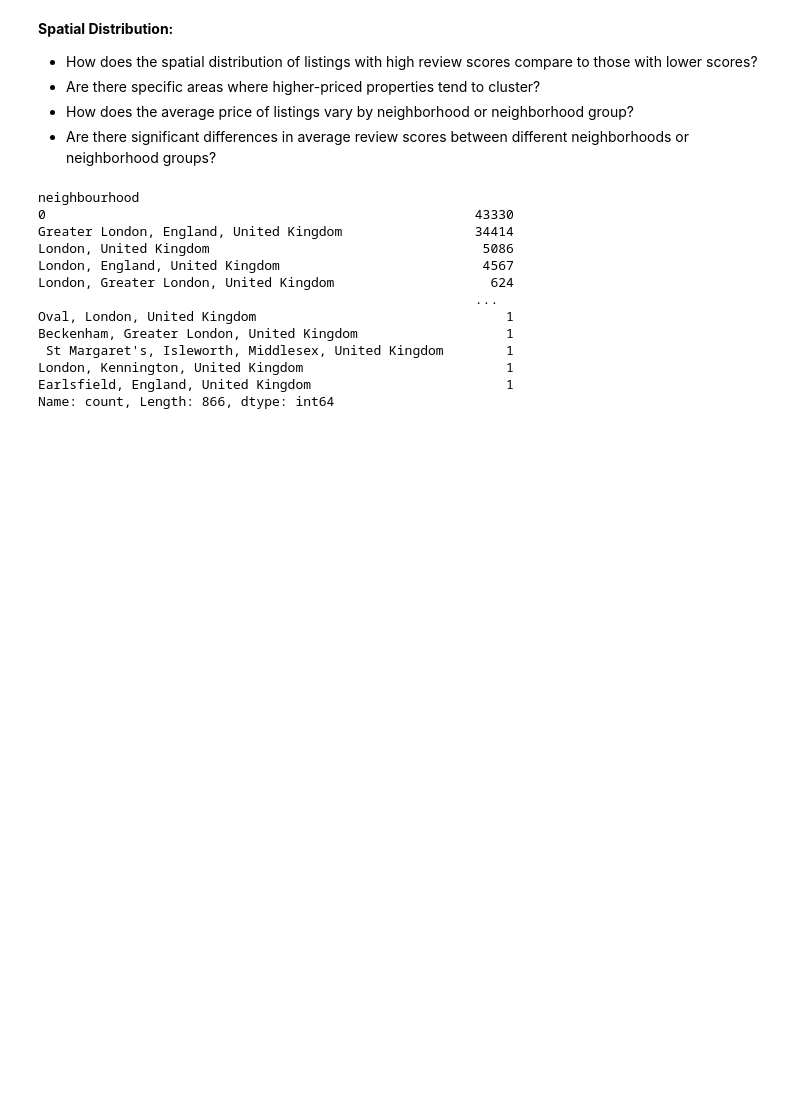
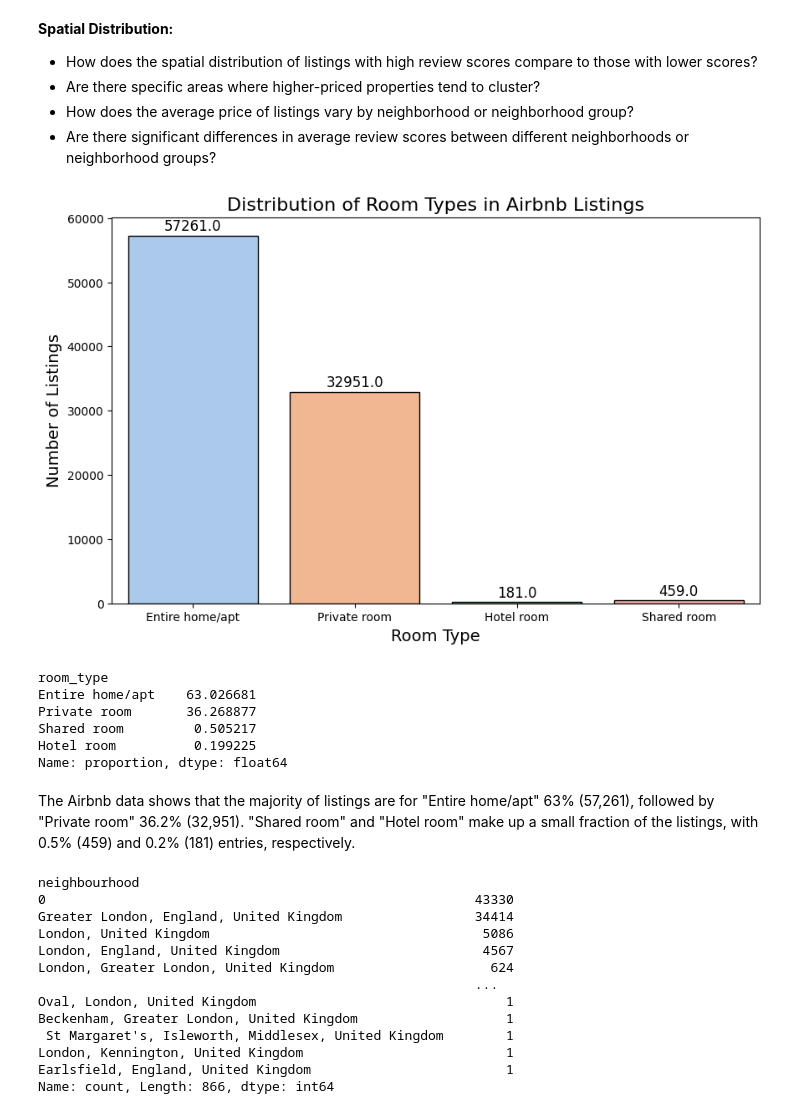
Before and after one commit to SammyGIS/airbnb-spatial-analysis, a Jupyter notebook: airbnb-spatial-analysis.ipynb, the cells around one changed output. Saved outputs shown, nothing was run; the diff lists cells and outputs as text; code cells hidden in the pictures; blank space fills up the shorter version.

```diff
--- a/airbnb-spatial-analysis.ipynb
+++ b/airbnb-spatial-analysis.ipynb
@@ -200,3 +159,6 @@ Data Cleaning
+# %%
+airbnb_listing_df = airbnb_listing_df.dropna(subset='price')
+len(airbnb_listing_df)
 # %%
 import ast
 
@@ -212,21 +174,6 @@ airbnb_listing_df['review_scores_location'] = pd.to_numeric(airbnb_listing_df['r
 
 # Fill all NaN values with zeroes
 airbnb_listing_df.fillna(0, inplace=True)
-
-# Convert `amenities` from string to a list
-airbnb_listing_df['amenities'] = airbnb_listing_df['amenities'].apply(lambda x: ast.literal_eval(x))
-
-# Collect all unique amenities
-all_amenities = set()
-for amenities_list in airbnb_listing_df['amenities']:
-    all_amenities.update(amenities_list)
-
-# Create binary columns for each unique amenity
-for amenity in all_amenities:
-    airbnb_listing_df[amenity] = airbnb_listing_df['amenities'].apply(lambda x: 1 if amenity in x else 0)
-
-# Drop the original 'amenities' column as it's no longer needed
-airbnb_listing_df.drop('amenities', axis=1, inplace=True)
 # %%
 airbnb_listing_df.head()
 # %% [output]
@@ -285,6 +528,42 @@ Answers the following Questions from the the Airbnb Data
 - Are there specific areas where higher-priced properties tend to cluster?
 - How does the average price of listings vary by neighborhood or neighborhood group?
 - Are there significant differences in average review scores between different neighborhoods or neighborhood groups?
+# %%
+# Set up the figure size for better readability
+plt.figure(figsize=(10, 6))
+
+# Create a count plot for room types
+ax = sns.countplot(data=airbnb_listing_df, x='room_type', palette='pastel', edgecolor='black')
+
+# Add labels and a title
+plt.xlabel('Room Type', fontsize=14)
+plt.ylabel('Number of Listings', fontsize=14)
+plt.title('Distribution of Room Types in Airbnb Listings', fontsize=16)
+
+# Annotate the bars with the counts
+for p in ax.patches:
+    ax.annotate(f'{p.get_height()}', (p.get_x() + p.get_width() / 2., p.get_height()),
+                ha='center', va='center', xytext=(0, 8), textcoords='offset points', fontsize=12)
+
+# Display the plot
+plt.show()
+# %% [output]
+[figure, added]
+# %%
+# Calculate the percentage distribution of each room type
+room_type_distribution = airbnb_listing_df['room_type'].value_counts(normalize=True) * 100
+
+# Print the percentage distribution
+print(room_type_distribution)
+# %% [output]
+room_type
+Entire home/apt    63.026681
+Private room       36.268877
+Shared room         0.505217
+Hotel room          0.199225
+Name: proportion, dtype: float64
+# %% [markdown]
+The Airbnb data shows that the majority of listings are for "Entire home/apt" 63% (57,261), followed by "Private room" 36.2% (32,951). "Shared room" and "Hotel room" make up a small fraction of the listings, with 0.5% (459)  and 0.2% (181) entries, respectively.
 # %%
 # selected_columns = ['neighbourhood', 'neighbourhood_cleansed', 'latitude',
 #        'longitude', 'property_type', 'room_type', 'accommodates', 'bathrooms',
```
Also changed, not shown: parts of 59 cells of this notebook, 2 other files.
